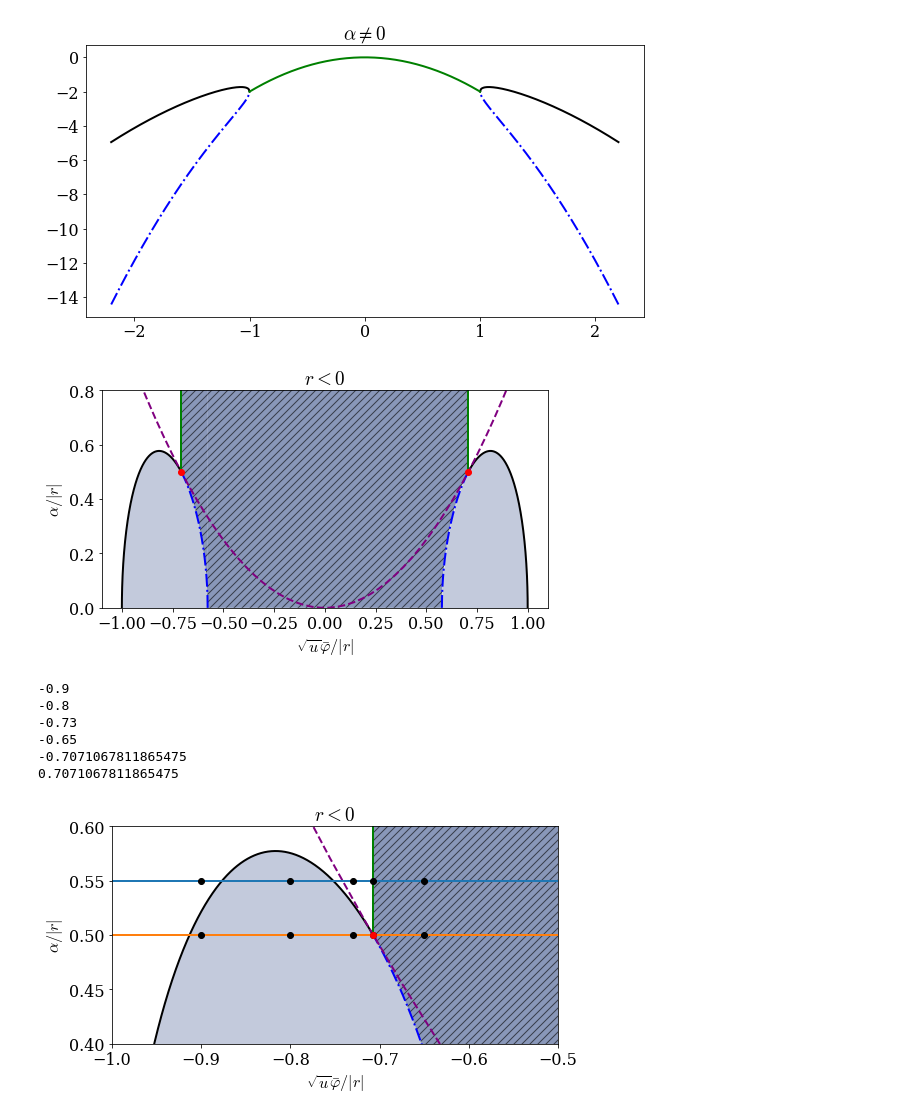
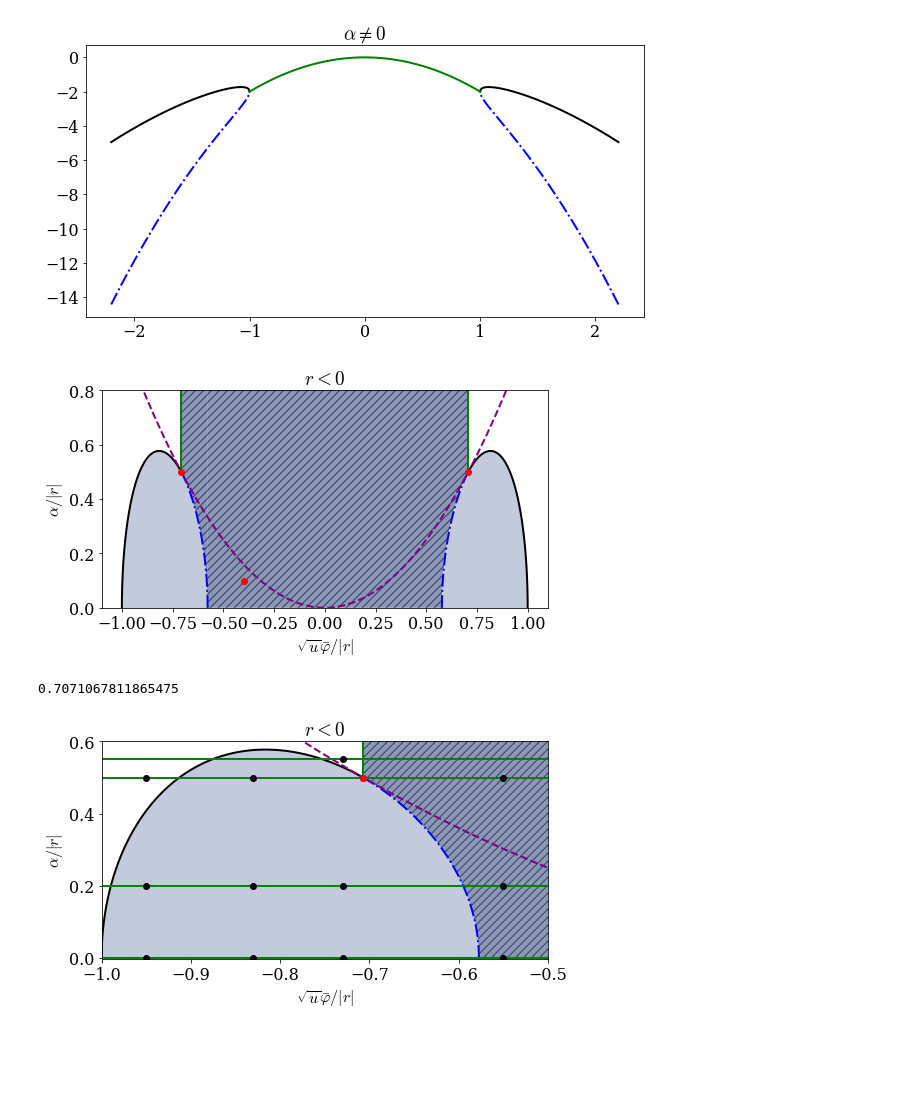
Before and after one commit to martkjoh/NRCH, a Jupyter notebook: done/phase_diag_2d.ipynb, the cells around one changed output. Saved outputs shown, nothing was run; the diff lists cells and outputs as text; code cells hidden in the pictures; blank space fills up the shorter version.

```diff
--- a/done/phase_diag_2d.ipynb
+++ b/done/phase_diag_2d.ipynb
@@ -234,11 +234,12 @@ ax.set_xlabel("$\\sqrt{u} \\bar \\varphi/|r|$")
 ax.set_title("$r < 0$")
 
 ax.set_ylim(0, .8)
+plt.plot(-.4, .1, 'ro')
 
 plt.show()
 fig.savefig('fig/l6.pdf',bbox_inches='tight')
 # %% [output]
-[figure, old version]
+[figure, new version]
 # %%
 fig, ax = plt.subplots(figsize=(8,4))
 
@@ -265,47 +266,52 @@ xx3 = np.linspace(-x1, -x0, 1000)
 ax.fill_between(xx3, a(xx3), 1, color=color, alpha=0.6, hatch='///', linewidth=0.0, edgecolor='#00000000')
 ax.fill_between(-xx3, a(xx3), 1, color=color, alpha=0.6, hatch='///', linewidth=0.0, edgecolor='#00000000')
 
 xx4 = np.linspace(-x0, x0, 1000)
 ax.fill_between(xx4, 0, 1, color=color, alpha=0.6, hatch='///', linewidth=0.0, edgecolor='#00000000')
 
 x = np.linspace(-1, 1)
 ax.plot(x, x**2, '--', color='purple', label='EL')
 
 ax.plot(x1, a(x1), 'ro', label='CEP')
 ax.plot(-x1, a(x1), 'ro', zorder=10)
 
 ax.set_ylabel("$\\alpha/|r|$")
 ax.set_xlabel("$\\sqrt{u} \\bar \\varphi/|r|$")
 ax.set_title("$r < 0$")
 
 ax.set_ylim(0, .8)
 
 
 p = np.linspace(-1, 0, 1000)
-ax.plot(p,.55*np.ones_like(p))
-ax.plot(p,.50*np.ones_like(p))
 
-ps = [-.9, -.8, -0.73, -.65, -1/np.sqrt(2)]
-for point in ps:
-    print(point)
-    ax.plot(point, .55, 'ko')
-    ax.plot(point, .5, 'ko')
+
+ps = [-.95, -.83, -0.73, -.55]
+aa = [0, .2, .5, .55]
+param = [[-1, p, a] for p in ps for a in aa]
+param.pop(15)
+param.pop(10)
+param.pop(7)
+param.pop(3)
+param.append([-1, -1/np.sqrt(2), .5])
+
+for a in aa:
+    ax.plot(p,a*np.ones_like(p), 'g-')
+    ax.plot(p,a*np.ones_like(p), 'g-')
+    ax.plot(p,a*np.ones_like(p), 'g-')
+
+for _, p, a in param:
+    ax.plot(p, a, 'ko')
 
 ax.set_xlim(-1, -.5)
-ax.set_ylim(.4, .6)
+ax.set_ylim(-0.002, .6)
 
 print((1/(np.sqrt(2))))
 
 plt.show()
 fig.savefig('fig/movies.pdf',bbox_inches='tight')
 # %% [output]
--0.9
--0.8
--0.73
--0.65
--0.7071067811865475
 0.7071067811865475
-[figure, old version]
+[figure, new version]
 # %%
 fig, ax = plt.subplots(figsize=(8,4))
 
```
Also changed, not shown: parts of 1 cell of this notebook, 7 other files.
